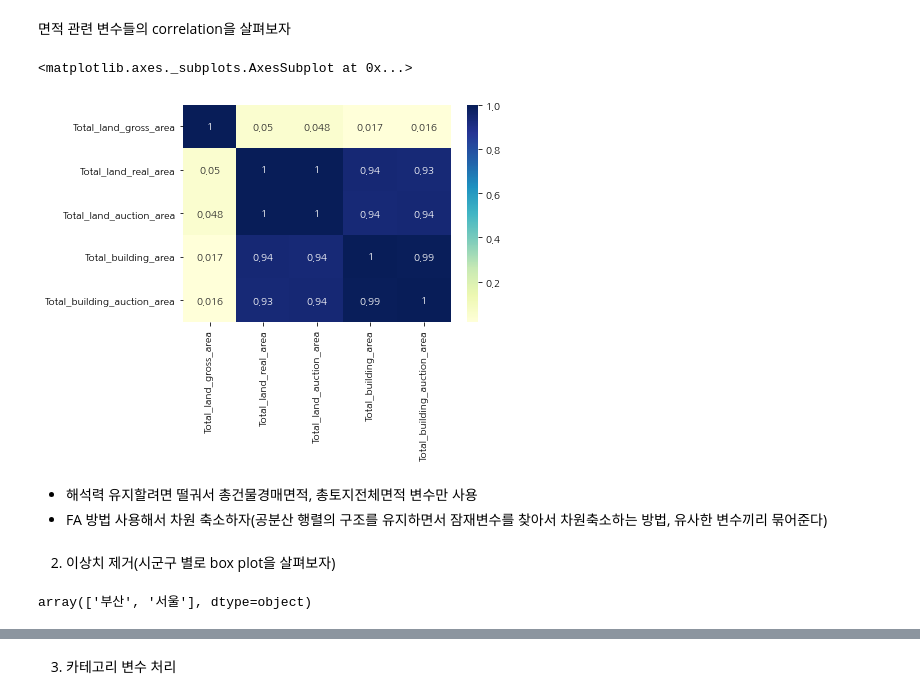
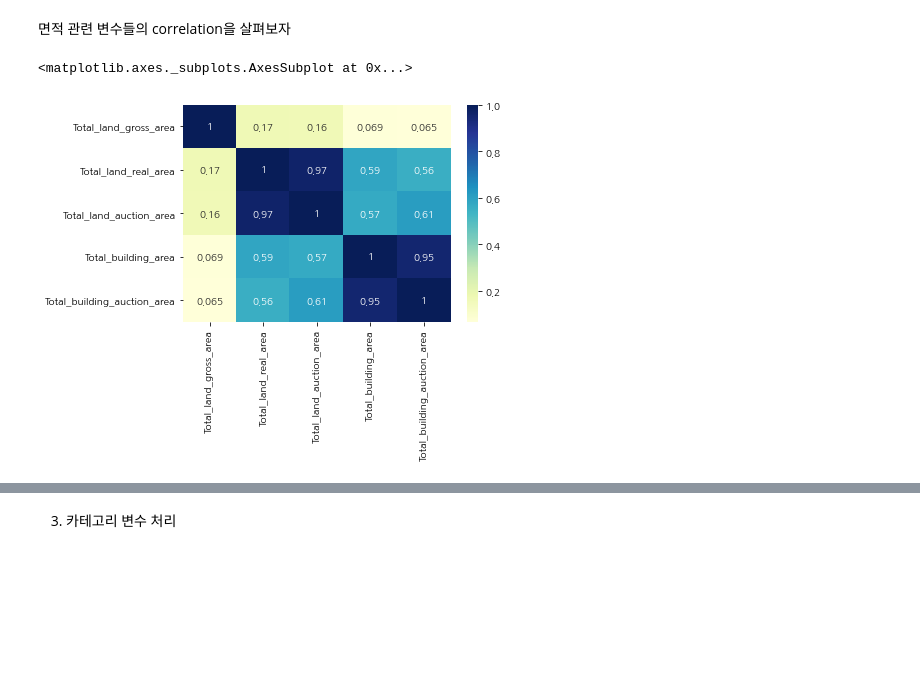
Before and after one commit to whdbfla6/ESC-21SPRING-FINAL, a Jupyter notebook: EDA/pre_EDA.ipynb, the cells around one changed output, grey strips where cells are left out. Drawn from its saved outputs; the diff is of its cells as text; code cells hidden in the pictures; blank space fills up the shorter version.

```diff
--- a/EDA/pre_EDA.ipynb
+++ b/EDA/pre_EDA.ipynb
@@ -22,0 +93,2 @@ data.shape
+# %%
+data = data.drop(index=d)
@@ -22,0 +103,2 @@ data.shape
+# %%
+data = data.drop(['index'],axis=1)
@@ -63,16 +141,11 @@ Index(['Auction_key', 'Auction_class', 'Bid_class', 'Claim_price',
+# %%
+data['new_y'] = data['Hammer_price']/data['Minimum_sales_price']
+# %%
+data = data.drop(['Minimum_sales_price','Total_appraisal_price'],axis=1)
 # %% [markdown]
 면적 관련 변수들의 correlation을 살펴보자
 # %%
-sns.heatmap(data.iloc[:,8:13].corr(),annot=True,cmap='YlGnBu')
+sns.heatmap(data.iloc[:,7:12].corr(),annot=True,cmap='YlGnBu')
 # %% [output]
 <matplotlib.axes._subplots.AxesSubplot at 0x...>
-[figure, old version]
+[figure, new version]
-# %% [markdown]
-- 해석력 유지할려면 떨궈서 총건물경매면적, 총토지전체면적 변수만 사용
-- FA 방법 사용해서 차원 축소하자(공분산 행렬의 구조를 유지하면서 잠재변수를 찾아서 차원축소하는 방법, 유사한 변수끼리 묶어준다)
-# %% [markdown]
-2. 이상치 제거(시군구 별로 box plot을 살펴보자)
-# %%
-data['addr_do'].unique() #시 도
-# %% [output]
-array(['부산', '서울'], dtype=object)
```
Also changed, not shown: parts of 33 cells of this notebook.
